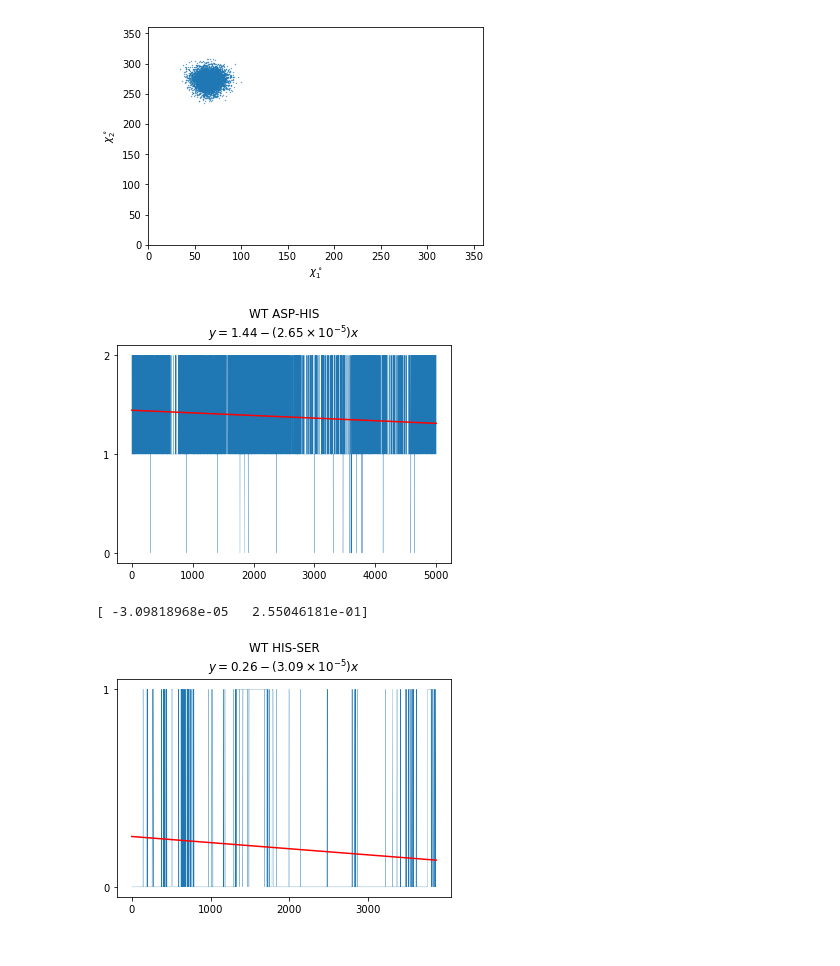
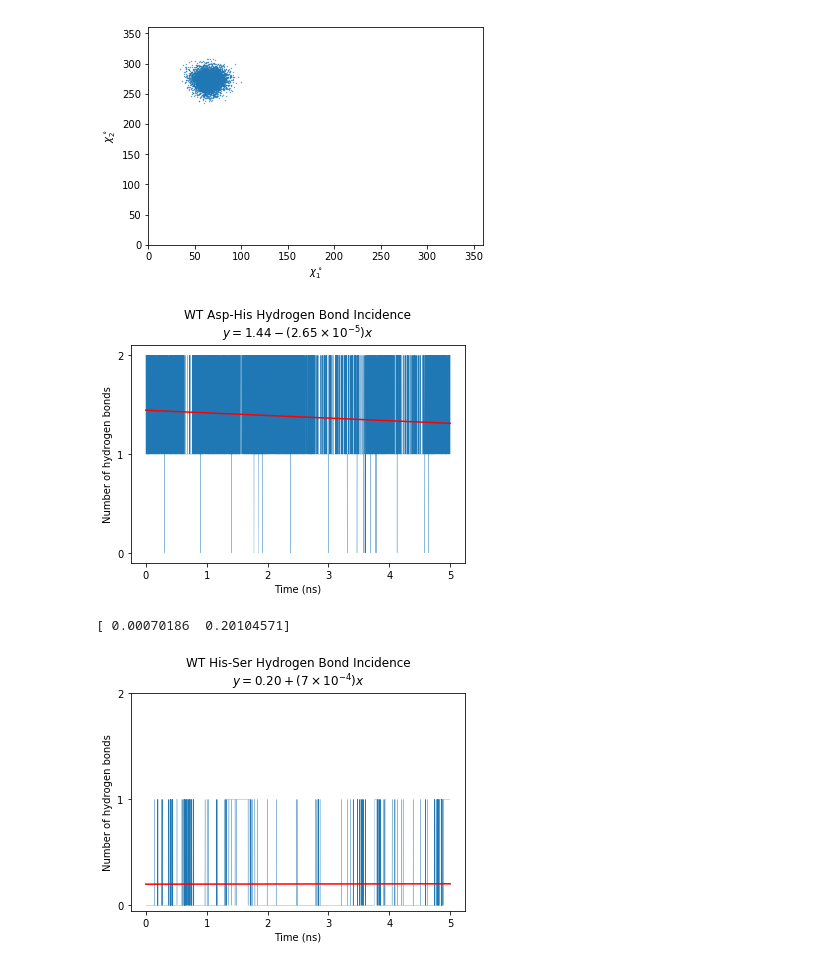
Before and after one commit to zdavidli/compbio, a Jupyter notebook: final/notebooks/WT.ipynb, the cells around one changed output. Saved outputs shown, nothing was run; the diff lists cells and outputs as text; code cells hidden in the pictures.

```diff
--- a/final/notebooks/WT.ipynb
+++ b/final/notebooks/WT.ipynb
@@ -33,18 +33,20 @@ with open("../WT/hbonds_asp_his.dat") as f:
 hbond = np.array(hbond)
 # %%
 fig, ax = plt.subplots()
-x,y = hbond[:,0], hbond[:,1]
+x,y = hbond[:,0]/1000, hbond[:,1]
 plt.plot(x, y, linewidth=0.25)
 fit = np.polyfit(x, y, deg=1)
 ax.plot(x, fit[0] * x + fit[1], color='red')
 # print(fit)
-plt.title("WT ASP-HIS\n"+r"$y=1.44-(2.65\times10^{-5})x$")
-plt.xticks(np.arange(min(x), max(x)+2, 1000))
-plt.yticks(np.arange(min(y), max(y)+1,1))
+plt.title("WT Asp-His Hydrogen Bond Incidence\n"+r"$y=1.44-(2.65\times10^{-5})x$")
+plt.xlabel('Time (ns)')
+plt.ylabel("Number of hydrogen bonds")
+plt.xticks(np.arange(min(x), max(x)+1))
+plt.yticks(np.arange(min(y), max(y)+1))
 
-plt.savefig('../WT/wt_hbonds_asp_his.png')
+plt.savefig('../figures/wt_hbonds_asp_his.png')
 # %% [output]
-[figure, old version]
+[figure, new version]
 # %%
 hbond = []
 with open("../WT/hbonds_his_ser.dat") as f:
@@ -55,16 +57,18 @@ with open("../WT/hbonds_his_ser.dat") as f:
 hbond = np.array(hbond)
 # %%
 fig, ax = plt.subplots()
-x,y = hbond[:,0], hbond[:,1]
+x,y = hbond[:,0]/1000, hbond[:,1]
 plt.plot(x, y, linewidth=0.25)
 fit = np.polyfit(x, y, deg=1)
 ax.plot(x, fit[0] * x + fit[1], color='red')
 print(fit)
-plt.title("WT HIS-SER\n"+r"$y=0.26-(3.09\times10^{-5})x$")
-plt.xticks(np.arange(min(x), max(x)+2, 1000))
-plt.yticks(np.arange(min(y), max(y)+1,1))
+plt.title("WT His-Ser Hydrogen Bond Incidence\n"+r"$y=0.20 + (7\times 10^{-4})x$")
+plt.xlabel('Time (ns)')
+plt.ylabel("Number of hydrogen bonds")
+plt.xticks(np.arange(min(x), max(x)+1))
+plt.yticks(np.arange(min(y), max(y)+2))
 
 plt.savefig('../WT/wt_hbonds_his_ser.png')
 # %% [output]
-[ -3.09818968e-05   2.55046181e-01]
+[ 0.00070186  0.20104571]
-[figure, old version]
+[figure, new version]
```
Also changed, not shown: parts of 1 cell of this notebook, 20 other files.
